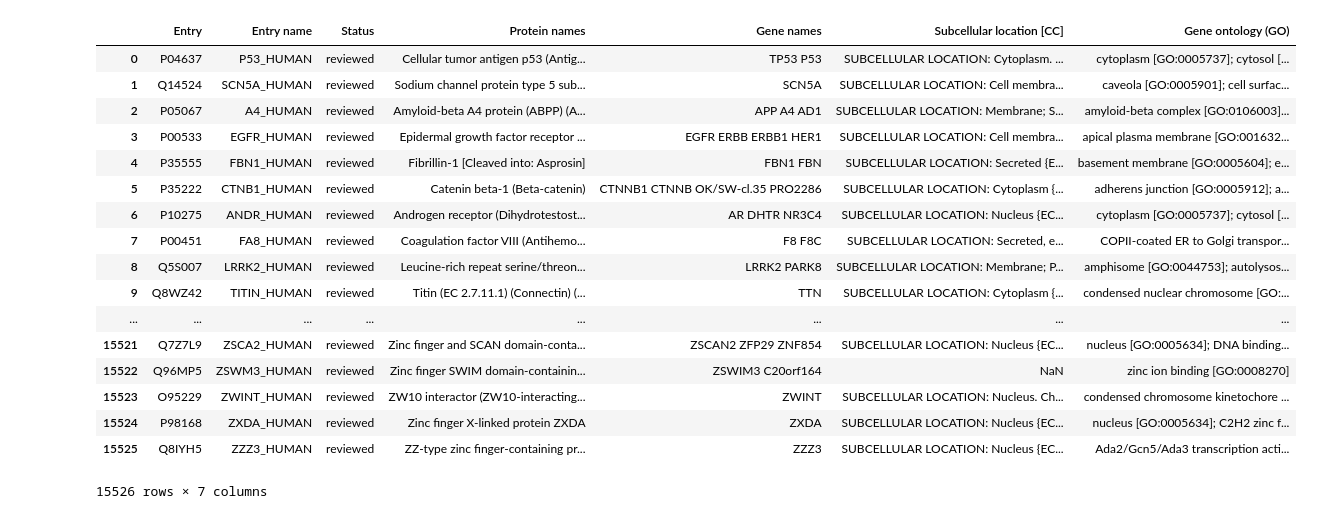
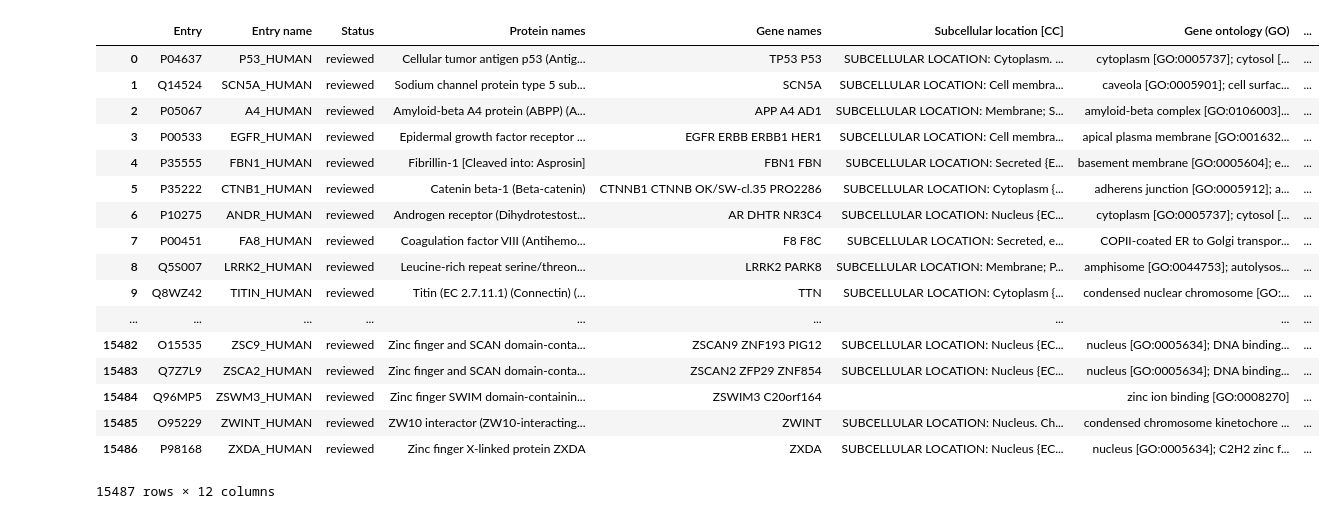
Before and after one commit to SmirnovAnton/Protein_Prediction_2, a Jupyter notebook: compare_predictions.ipynb, the cells around one changed output. Drawn from its saved outputs; the diff is of its cells as text; code cells hidden in the pictures.

Commit message:
inner join for Uniprot and Humploc, also finding same loc records

```diff
--- a/compare_predictions.ipynb
+++ b/compare_predictions.ipynb
@@ -93,0 +75,3 @@ humploc_df
+# %%
+humploc_df = df.fillna('') # subtitute NaNs with ''
+humploc_df
@@ -117,23 +100,3 @@ hpa
 # %%
 uniprot = pd.read_csv(uniprot_results_tsv, sep="\t")
+uniprot = uniprot.fillna('')
-# %%
-uniprot
-# %% [output]
-|  | Entry | Entry name | Status | Protein names | Gene names | Subcellular location [CC] | Gene ontology (GO) |
-| 0 | P04637 | P53_HUMAN | reviewed | Cellular tumor antigen p53 (Antig... | TP53 P53 | SUBCELLULAR LOCATION: Cytoplasm. ... | cytoplasm [GO:0005737]; cytosol [... |
-| 1 | Q14524 | SCN5A_HUMAN | reviewed | Sodium channel protein type 5 sub... | SCN5A | SUBCELLULAR LOCATION: Cell membra... | caveola [GO:0005901]; cell surfac... |
-| 2 | P05067 | A4_HUMAN | reviewed | Amyloid-beta A4 protein (ABPP) (A... | APP A4 AD1 | SUBCELLULAR LOCATION: Membrane; S... | amyloid-beta complex [GO:0106003]... |
-| 3 | P00533 | EGFR_HUMAN | reviewed | Epidermal growth factor receptor ... | EGFR ERBB ERBB1 HER1 | SUBCELLULAR LOCATION: Cell membra... | apical plasma membrane [GO:001632... |
-| 4 | P35555 | FBN1_HUMAN | reviewed | Fibrillin-1 [Cleaved into: Asprosin] | FBN1 FBN | SUBCELLULAR LOCATION: Secreted {E... | basement membrane [GO:0005604]; e... |
-| 5 | P35222 | CTNB1_HUMAN | reviewed | Catenin beta-1 (Beta-catenin) | CTNNB1 CTNNB OK/SW-cl.35 PRO2286 | SUBCELLULAR LOCATION: Cytoplasm {... | adherens junction [GO:0005912]; a... |
-| 6 | P10275 | ANDR_HUMAN | reviewed | Androgen receptor (Dihydrotestost... | AR DHTR NR3C4 | SUBCELLULAR LOCATION: Nucleus {EC... | cytoplasm [GO:0005737]; cytosol [... |
-| 7 | P00451 | FA8_HUMAN | reviewed | Coagulation factor VIII (Antihemo... | F8 F8C | SUBCELLULAR LOCATION: Secreted, e... | COPII-coated ER to Golgi transpor... |
-| 8 | Q5S007 | LRRK2_HUMAN | reviewed | Leucine-rich repeat serine/threon... | LRRK2 PARK8 | SUBCELLULAR LOCATION: Membrane; P... | amphisome [GO:0044753]; autolysos... |
-| 9 | Q8WZ42 | TITIN_HUMAN | reviewed | Titin (EC 2.7.11.1) (Connectin) (... | TTN | SUBCELLULAR LOCATION: Cytoplasm {... | condensed nuclear chromosome [GO:... |
-| ... | ... | ... | ... | ... | ... | ... | ... |
-| 15521 | Q7Z7L9 | ZSCA2_HUMAN | reviewed | Zinc finger and SCAN domain-conta... | ZSCAN2 ZFP29 ZNF854 | SUBCELLULAR LOCATION: Nucleus {EC... | nucleus [GO:0005634]; DNA binding... |
-| 15522 | Q96MP5 | ZSWM3_HUMAN | reviewed | Zinc finger SWIM domain-containin... | ZSWIM3 C20orf164 | NaN | zinc ion binding [GO:0008270] |
-| 15523 | O95229 | ZWINT_HUMAN | reviewed | ZW10 interactor (ZW10-interacting... | ZWINT | SUBCELLULAR LOCATION: Nucleus. Ch... | condensed chromosome kinetochore ... |
-| 15524 | P98168 | ZXDA_HUMAN | reviewed | Zinc finger X-linked protein ZXDA | ZXDA | SUBCELLULAR LOCATION: Nucleus {EC... | nucleus [GO:0005634]; C2H2 zinc f... |
-| 15525 | Q8IYH5 | ZZZ3_HUMAN | reviewed | ZZ-type zinc finger-containing pr... | ZZZ3 | SUBCELLULAR LOCATION: Nucleus {EC... | Ada2/Gcn5/Ada3 transcription acti... |
-15526 rows × 7 columns
@@ -141,0 +103,25 @@ uniprot
+# %%
+# inner join on the AC identifier using humploc and uniprot results
+proteins_in_uniprot_and_humploc_using_AC = pd.merge(uniprot, humploc_df, left_on="Entry", right_on="AC", how="inner")
+# %%
+df = proteins_in_uniprot_and_humploc_using_AC
+df
+# %% [output]
+|  | Entry | Entry name | Status | Protein names | Gene names | Subcellular location [CC] | Gene ontology (GO) | ... |
+| 0 | P04637 | P53_HUMAN | reviewed | Cellular tumor antigen p53 (Antig... | TP53 P53 | SUBCELLULAR LOCATION: Cytoplasm. ... | cytoplasm [GO:0005737]; cytosol [... | ... |
+| 1 | Q14524 | SCN5A_HUMAN | reviewed | Sodium channel protein type 5 sub... | SCN5A | SUBCELLULAR LOCATION: Cell membra... | caveola [GO:0005901]; cell surfac... | ... |
+| 2 | P05067 | A4_HUMAN | reviewed | Amyloid-beta A4 protein (ABPP) (A... | APP A4 AD1 | SUBCELLULAR LOCATION: Membrane; S... | amyloid-beta complex [GO:0106003]... | ... |
+| 3 | P00533 | EGFR_HUMAN | reviewed | Epidermal growth factor receptor ... | EGFR ERBB ERBB1 HER1 | SUBCELLULAR LOCATION: Cell membra... | apical plasma membrane [GO:001632... | ... |
+| 4 | P35555 | FBN1_HUMAN | reviewed | Fibrillin-1 [Cleaved into: Asprosin] | FBN1 FBN | SUBCELLULAR LOCATION: Secreted {E... | basement membrane [GO:0005604]; e... | ... |
+| 5 | P35222 | CTNB1_HUMAN | reviewed | Catenin beta-1 (Beta-catenin) | CTNNB1 CTNNB OK/SW-cl.35 PRO2286 | SUBCELLULAR LOCATION: Cytoplasm {... | adherens junction [GO:0005912]; a... | ... |
+| 6 | P10275 | ANDR_HUMAN | reviewed | Androgen receptor (Dihydrotestost... | AR DHTR NR3C4 | SUBCELLULAR LOCATION: Nucleus {EC... | cytoplasm [GO:0005737]; cytosol [... | ... |
+| 7 | P00451 | FA8_HUMAN | reviewed | Coagulation factor VIII (Antihemo... | F8 F8C | SUBCELLULAR LOCATION: Secreted, e... | COPII-coated ER to Golgi transpor... | ... |
+| 8 | Q5S007 | LRRK2_HUMAN | reviewed | Leucine-rich repeat serine/threon... | LRRK2 PARK8 | SUBCELLULAR LOCATION: Membrane; P... | amphisome [GO:0044753]; autolysos... | ... |
+| 9 | Q8WZ42 | TITIN_HUMAN | reviewed | Titin (EC 2.7.11.1) (Connectin) (... | TTN | SUBCELLULAR LOCATION: Cytoplasm {... | condensed nuclear chromosome [GO:... | ... |
+| ... | ... | ... | ... | ... | ... | ... | ... | ... |
+| 15482 | O15535 | ZSC9_HUMAN | reviewed | Zinc finger and SCAN domain-conta... | ZSCAN9 ZNF193 PIG12 | SUBCELLULAR LOCATION: Nucleus {EC... | nucleus [GO:0005634]; DNA binding... | ... |
+| 15483 | Q7Z7L9 | ZSCA2_HUMAN | reviewed | Zinc finger and SCAN domain-conta... | ZSCAN2 ZFP29 ZNF854 | SUBCELLULAR LOCATION: Nucleus {EC... | nucleus [GO:0005634]; DNA binding... | ... |
+| 15484 | Q96MP5 | ZSWM3_HUMAN | reviewed | Zinc finger SWIM domain-containin... | ZSWIM3 C20orf164 |  | zinc ion binding [GO:0008270] | ... |
+| 15485 | O95229 | ZWINT_HUMAN | reviewed | ZW10 interactor (ZW10-interacting... | ZWINT | SUBCELLULAR LOCATION: Nucleus. Ch... | condensed chromosome kinetochore ... | ... |
+| 15486 | P98168 | ZXDA_HUMAN | reviewed | Zinc finger X-linked protein ZXDA | ZXDA | SUBCELLULAR LOCATION: Nucleus {EC... | nucleus [GO:0005634]; C2H2 zinc f... | ... |
+15487 rows × 12 columns
```
Also changed, not shown: parts of 13 cells of this notebook, 1 other file.
